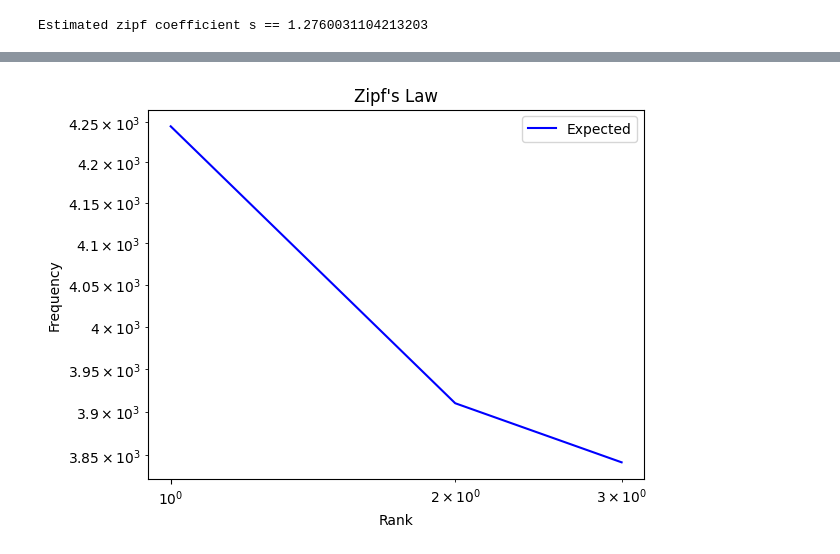
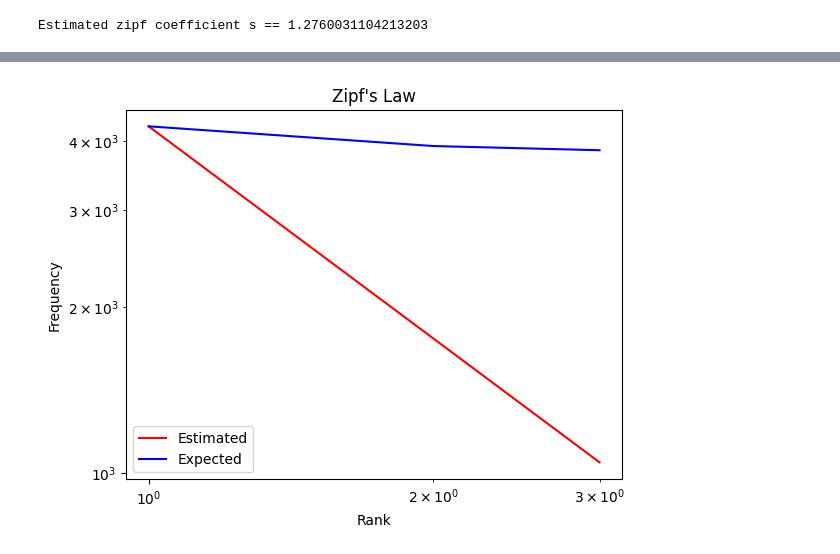
Before and after one commit to dissgod99/Word-Analysis-Association, a Jupyter notebook: zipf.ipynb, the cells around one changed output, grey strips where cells are left out. Drawn from its saved outputs; the diff is of its cells as text; code cells hidden in the pictures.

Commit message:
loglog plots and calculate k value

```diff
--- a/zipf.ipynb
+++ b/zipf.ipynb
@@ -169,6 +169,10 @@ def zipf_coefficient(r: list, c: list):
     #print(f"scalar == {scalar_product}")
     #print(f"quotient == {scalar_product/euclidean_norm}")
     return s_hat, euclidean_norm
+
+def estimate_k(count_word, s_value, rank_word) -> float:
+    k = count_word / (rank_word**(-s_value))
+    return k
 # %% [output]
 counts (top 10): [4245, 3910, 3842, 3565, 2767, 2607, 2332, 2248, 2077, 1979]
 keys (top 10): ['first', 'one', 'also', 'two', 'new', 'time', 'would', '1', 'game', '2']
@@ -204,0 +185,3 @@ k
+# %%
+k = estimate_k(count_word=c[0], s_value=s, rank_word=r[0])
+print(f"Constant of Proportionality K == {k}")
@@ -205,3 +190,3 @@ k
 # %%
-estim = [k*(rank**(-s)) for rank in r]
+estimations = [k*(rank**(-s)) for rank in r]
 # %%
@@ -220,6 +205,6 @@ estim[:10]
 # %%
 def plot_loglog(ranks, observed, expected):
-    #plt.loglog(ranks, observed,  'r-', label='Observed')
+    plt.loglog(ranks, observed,  'r-', label='Estimated')
     plt.loglog(ranks, expected, 'b-', label='Expected')
     plt.legend()
     plt.xlabel('Rank')
@@ -229,4 +218,4 @@ def plot_loglog(ranks, observed, expected):
 # %%
-plot_loglog(ranks=r[:3], observed=estim[:3], expected=c[:3])
+plot_loglog(ranks=r[:3], observed=estimations[:3], expected=c[:3])
 # %% [output]
-[figure, old version]
+[figure, new version]
```
Also changed, not shown: parts of 5 cells of this notebook.
